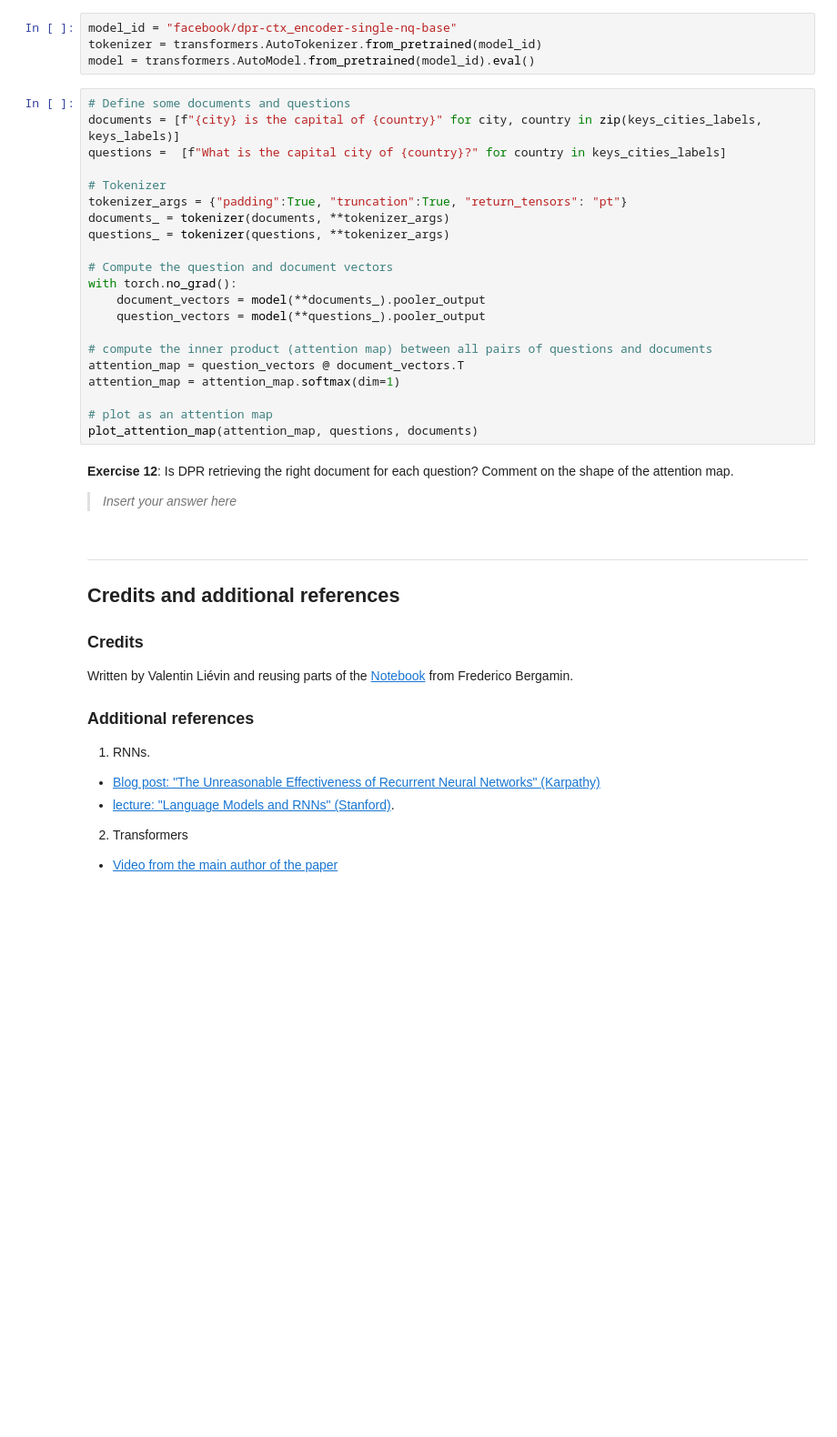
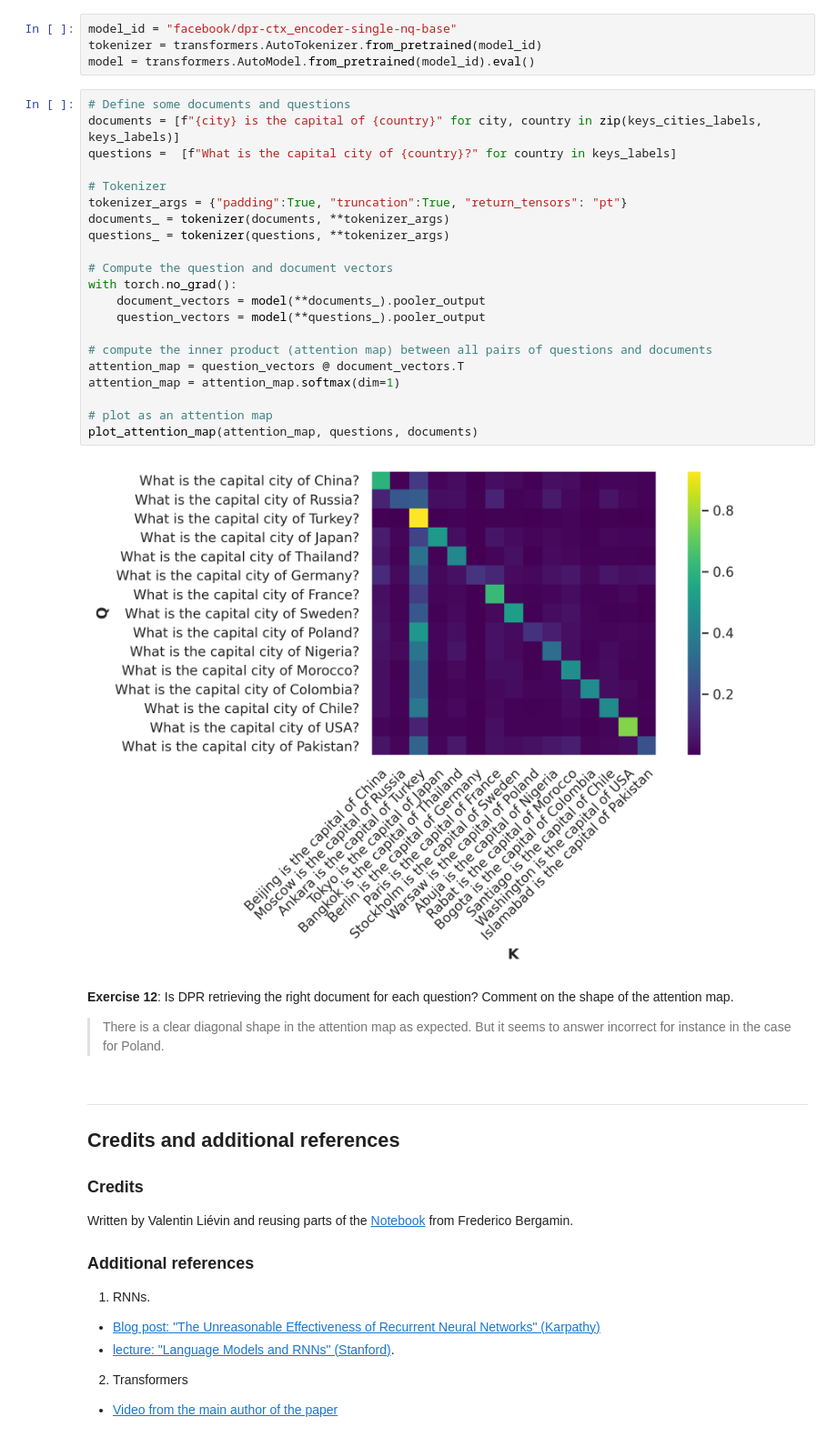
Before and after one commit to JonatanHauge/02456-deep-learning-with-PyTorch, a Jupyter notebook: 5_Transformers/5_1_EXE_deep_learning_with_transformers.ipynb, the cells around one changed output. Shown at 91% size. Saved outputs shown, nothing was run; the diff lists cells and outputs as text; blank space fills up the shorter version.

```diff
--- a/5_Transformers/5_1_EXE_deep_learning_with_transformers.ipynb
+++ b/5_Transformers/5_1_EXE_deep_learning_with_transformers.ipynb
@@ -1090,28 +1246,30 @@ model = transformers.AutoModel.from_pretrained(model_id).eval()
 # %%
 # Define some documents and questions
 documents = [f"{city} is the capital of {country}" for city, country in zip(keys_cities_labels, keys_labels)]
-questions =  [f"What is the capital city of {country}?" for country in keys_cities_labels]
+questions =  [f"What is the capital city of {country}?" for country in keys_labels]
 
 # Tokenizer
 tokenizer_args = {"padding":True, "truncation":True, "return_tensors": "pt"}
 documents_ = tokenizer(documents, **tokenizer_args)
 questions_ = tokenizer(questions, **tokenizer_args)
 
 # Compute the question and document vectors
 with torch.no_grad():
     document_vectors = model(**documents_).pooler_output
     question_vectors = model(**questions_).pooler_output
 
 # compute the inner product (attention map) between all pairs of questions and documents
 attention_map = question_vectors @ document_vectors.T
 attention_map = attention_map.softmax(dim=1)
 
 # plot as an attention map
 plot_attention_map(attention_map, questions, documents)
+# %% [output]
+[figure, added]
 # %% [markdown]
 **Exercise 12**: Is DPR retrieving the right document for each question? Comment on the shape of the attention map.
 
-> *Insert your answer here*
+> There is a clear diagonal shape in the attention map as expected. But it seems to answer incorrect for instance in the case for Poland.
 # %% [markdown]
 ---
 ## Credits and additional references
```
Also changed, not shown: parts of 31 cells of this notebook.
